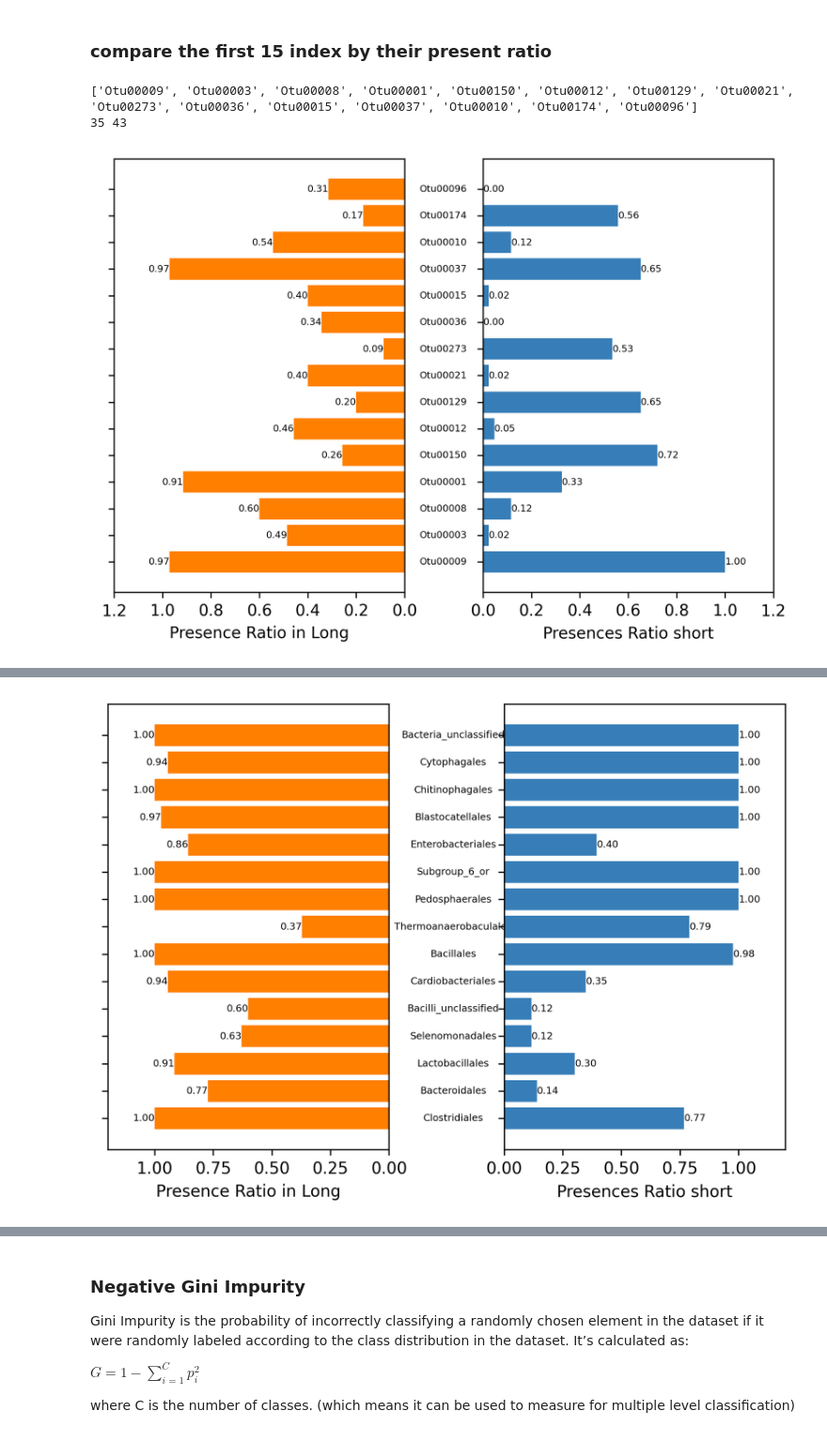
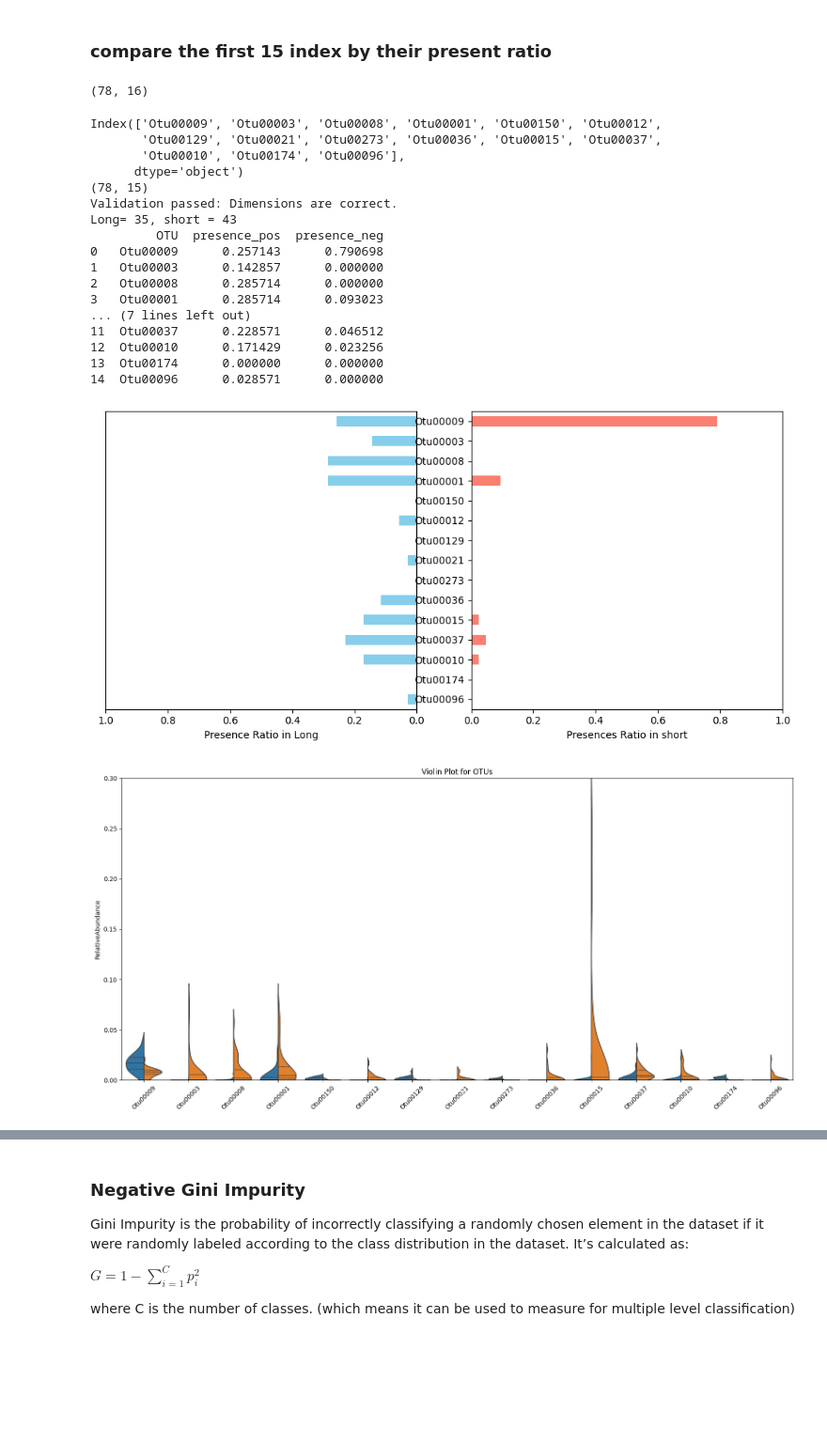
Before and after one commit to mengling-he/SelectMicro_24new, a Jupyter notebook: Analysis/PMI/script/PMI-EPP.ipynb, the cells around one changed output, grey strips where cells are left out. Shown at 94% size. Drawn from its saved outputs; the diff is of its cells as text; code cells hidden in the pictures; blank space fills up the shorter version.

```diff
--- a/Analysis/PMI/script/PMI-EPP.ipynb
+++ b/Analysis/PMI/script/PMI-EPP.ipynb
@@ -248,7 +261,7 @@ X_lasso_4taxa = []
 xind_lasso_4taxa = []
 for i, data  in enumerate(data_4taxa):
     X_lasso,xind_lasso = RunML_continue.LassoFeatureSelection(data,targetLabel)
-    X_lasso_4taxa.append(X_lasso_4taxa)
+    X_lasso_4taxa.append(X_lasso)
     xind_lasso_4taxa.append(xind_lasso)
     data_subset = {"AllFeatures":data,
                "SelectMicro": data[:,selectedOTU_index_4tax[i]],
@@ -298,0 +332,3 @@ xind_lasso_4taxa
+# %%
+for i in xind_lasso_4taxa[3]:
+    print(col_names_4taxa[3][i])
@@ -298,0 +342,3 @@ xind_lasso_4taxa
+# %%
+for i in xind_lasso_4taxa[2]:
+    print(col_names_4taxa[2][i])
@@ -298,0 +360,3 @@ xind_lasso_4taxa
+# %%
+for i in selectedOTU_index_4tax[2]:
+    print(col_names_4taxa[2][i])
@@ -299,22 +381,52 @@ xind_lasso_4taxa
 # %% [markdown]
 ### compare the first 15 index by their present ratio
+# %%
+X_lasso_4taxa[1].shape
+# %% [output]
+(78, 16)
 # %%
 import seaborn as sns
 import numpy as np
 import matplotlib.pyplot as plt
 import matplotlib as mpl
 
 entries=15
 
-for i, index in enumerate(selectedOTU_index_4tax):
-    selectedOTU_index_15=index[:entries]
-    #print(selectedOTU_index_15)
-    selectedASVs_15=col_names_sig_sorted_4taxa[i][:entries]
+for i, data0 in enumerate(data_4taxa):
+    selectedOTU_index_15=selectedOTU_index_4tax[i][:entries]
+    selectedASVs_15 = col_names_4taxa[i][selectedOTU_index_15]
     print(selectedASVs_15)
-    X_FS_15=data_4taxa[i][:,selectedOTU_index_15]
+    X_FS_15= data0[:,selectedOTU_index_15]
+    print(X_FS_15.shape)
     #df=pd.DataFrame(data=X_FS_15)
-    FS.plotPresenseRatio(X_FS_15,targetLabel,selectedASVs_15,posLabel="LONG",posText="Long",negText="short",abundanceCutoff=0.001,entries=entries)
+    FS.plotPresenseRatio(X_FS_15,targetLabel,selectedASVs_15,posLabel="LONG",posText="Long",negText="short")
+    FS.OTUviolin(X_FS_15,targetLabel,selectedASVs_15,y_max=0.3)
+
+    M = min(entries,X_lasso_4taxa[i].shape[1])
+    selectedLasso_index_15=xind_lasso_4taxa[i][:M] # select the first M features, no ranking
+    selectedlasso_15 = col_names_4taxa[i][selectedLasso_index_15]
+    X_lasso_4taxa_15 = data0[:,selectedLasso_index_15]
+    print(X_lasso_4taxa_15.shape)
+
+    FS.plotPresenseRatio(X_lasso_4taxa_15,targetLabel,selectedlasso_15,posLabel="LONG",posText="Long",negText="short")
+    FS.OTUviolin(X_lasso_4taxa_15,targetLabel,selectedlasso_15,y_max=0.3)
 # %% [output]
-['Otu00009', 'Otu00003', 'Otu00008', 'Otu00001', 'Otu00150', 'Otu00012', 'Otu00129', 'Otu00021', 'Otu00273', 'Otu00036', 'Otu00015', 'Otu00037', 'Otu00010', 'Otu00174', 'Otu00096']
-35 43
+Index(['Otu00009', 'Otu00003', 'Otu00008', 'Otu00001', 'Otu00150', 'Otu00012',
+       'Otu00129', 'Otu00021', 'Otu00273', 'Otu00036', 'Otu00015', 'Otu00037',
+       'Otu00010', 'Otu00174', 'Otu00096'],
+      dtype='object')
+(78, 15)
+Validation passed: Dimensions are correct.
+Long= 35, short = 43
+         OTU  presence_pos  presence_neg
+0   Otu00009      0.257143      0.790698
+1   Otu00003      0.142857      0.000000
+2   Otu00008      0.285714      0.000000
+3   Otu00001      0.285714      0.093023
+... (7 lines left out)
+11  Otu00037      0.228571      0.046512
+12  Otu00010      0.171429      0.023256
+13  Otu00174      0.000000      0.000000
+14  Otu00096      0.028571      0.000000
-[figure, old version]
+[figure, new version]
+[figure, new version]
@@ -323 +451,0 @@ for i, index in enumerate(selectedOTU_index_4tax):
-[figure, old version]
```
Also changed, not shown: parts of 23 cells of this notebook, 29 other files.
